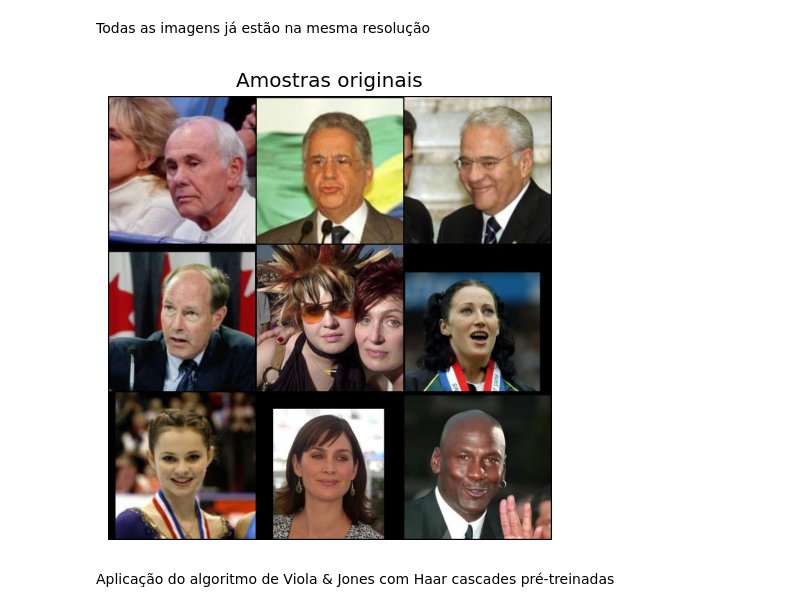
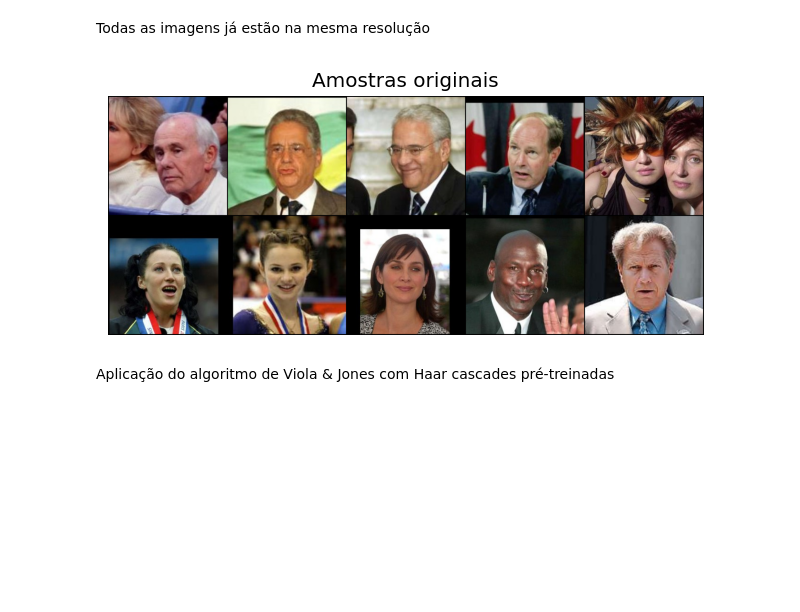
Before and after one commit to cabertoldi/SIN5016, a Jupyter notebook: notebooks/face-detection.ipynb, the cells around one changed output. Drawn from its saved outputs; the diff is of its cells as text; code cells hidden in the pictures; blank space fills up the shorter version.

```diff
--- a/notebooks/face-detection.ipynb
+++ b/notebooks/face-detection.ipynb
@@ -16,7 +16,7 @@ import matplotlib.patches as patches
 # %% [markdown]
 Carregando uma amostra das imagens
 # %%
-images_files = pd.read_parquet("../data/interim/images_paths.parquet")
+images_files = pd.read_parquet("../data/interim/images_paths.parquet").sample(10, random_state=1)
 # %%
 sample = images_files.values.flatten()
 images = [tvis.io.read_image(f"../{path}") for path in sample]
@@ -29,12 +29,12 @@ print(set([im.shape for im in images]))
 Todas as imagens já estão na mesma resolução
 # %%
 fig, ax = plt.subplots(dpi=120)
-plt.imshow(tvis.utils.make_grid(images, nrow=3).permute((1, 2, 0)))
+plt.imshow(tvis.utils.make_grid(images, nrow=5).permute((1, 2, 0)))
 plt.axis(False)
 plt.title("Amostras originais")
 plt.show()
 # %% [output]
-[figure, old version]
+[figure, new version]
 # %% [markdown]
 Aplicação do algoritmo de Viola & Jones com Haar cascades pré-treinadas
 # %%
```
Also changed, not shown: parts of 6 cells of this notebook, 3 other files.
